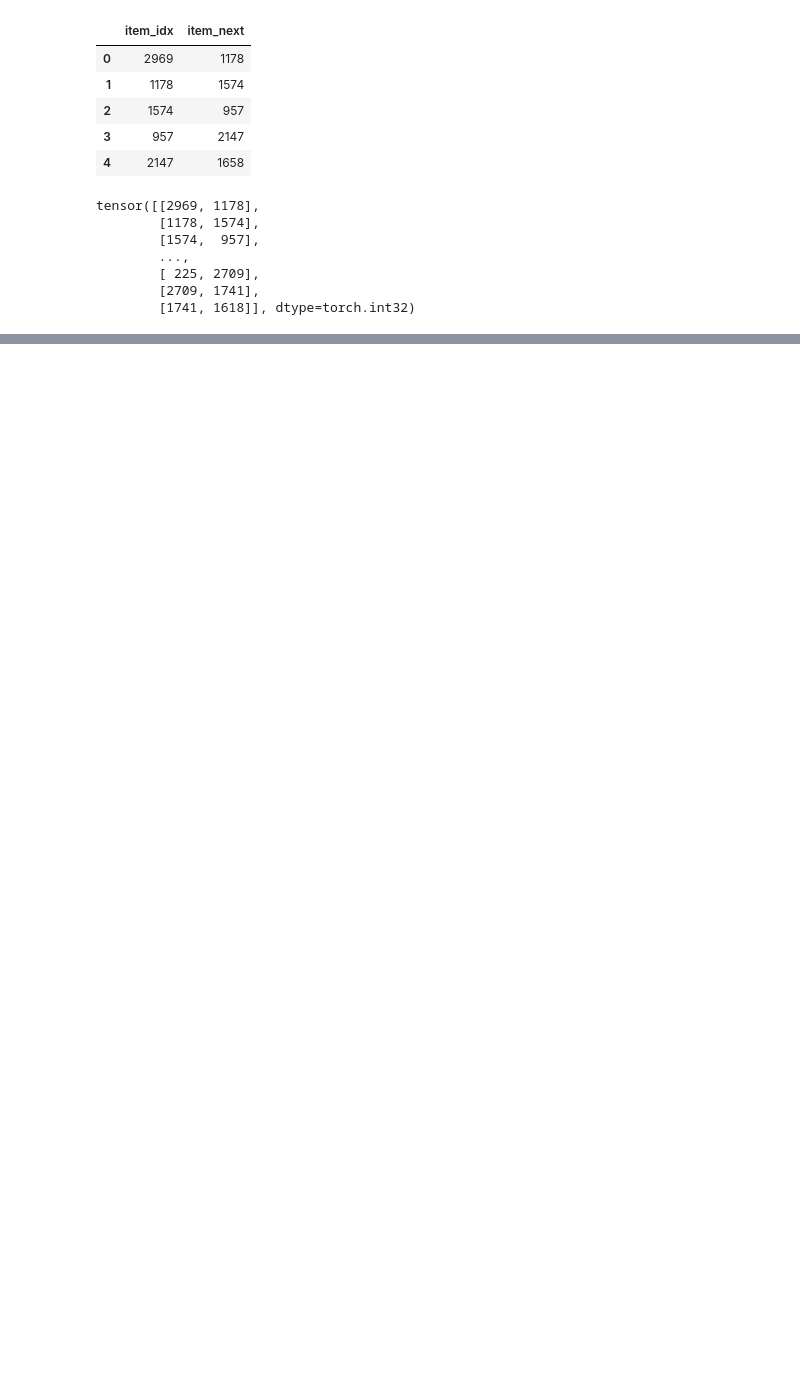
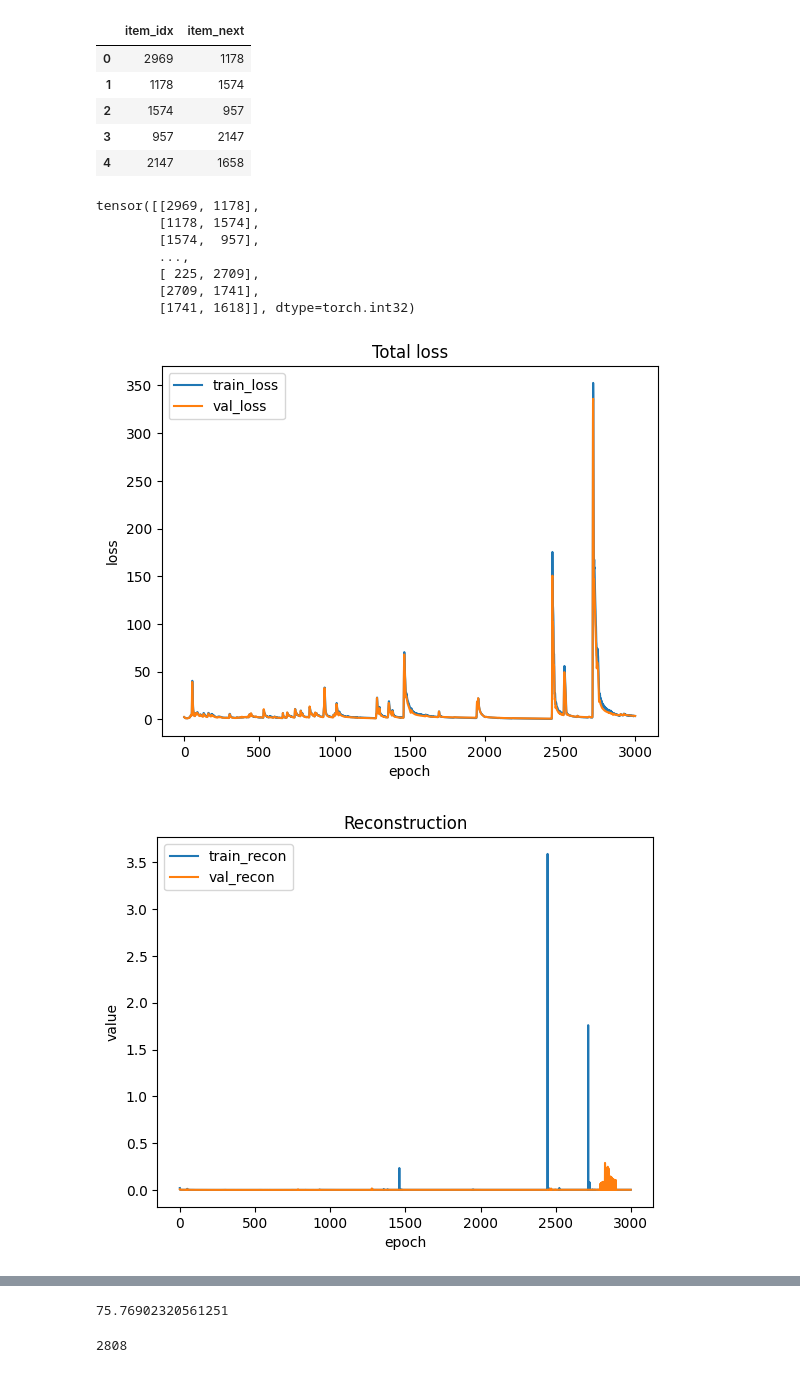
Before and after one commit to nikonhovzunov/plum-ml1m-repro, a Jupyter notebook: notebooks/03_rqvae_model.ipynb, the cells around one changed output, grey strips where cells are left out. Cells and saved outputs as stored; diff of their text form; code cells hidden in the pictures; blank space fills up the shorter version.

```diff
--- a/notebooks/03_rqvae_model.ipynb
+++ b/notebooks/03_rqvae_model.ipynb
@@ -22,7 +22,7 @@ print(device)
 cuda
 # %%
 path = Path('../data/processed/item_features')
-title_path = path / 'title_svd128.npy'
+title_path = path / 'title_svd512.npy'
 year_path = path / 'year_minmax.npy'
 genres_path = path / 'genres.npy'
 # %%
@@ -304,15 +304,15 @@ history = {
 model = RQVAE(in_d, h_d, n_levels)
 model.to(device)
 optimizer = optim.Adam(params=model.parameters(), lr=0.005)
-epochs = 400
-beta = 0.001
+epochs = 3000
+beta = 0.0001
 epoch_devider = 50
-lambda_con = 0.1
+lambda_con = 0.5
 loss_func = RQVAELoss(beta)
 
 path = Path("../runs")
 run_id = time.strftime("%Y-%m-%d_%H-%M-%S")
-run_dir = path / f"RQVAE_ProgressiveMasking_ContrastiveRegularization"
+run_dir = path / f"bucket1"
 run_dir.mkdir(parents=True, exist_ok=True)
 
 config = {
@@ -492,0 +565,5 @@ for _e in range(epochs):
+# %%
+plot_history(history)
+# %% [output]
+[figure, added]
+[figure, added]
@@ -492,0 +575,17 @@ for _e in range(epochs):
+# %%
+model.eval()
+
+with torch.no_grad():
+    X = X.to(device)
+    _, _, _, SIDs, _, _ = model(X)
+
+SIDs  = SIDs.to('cpu').numpy()
+unique_sids = len(np.unique(SIDs, axis=0))
+
+print(unique_sids / SIDs.shape[0] * 100)
+# %% [output]
+75.76902320561251
+# %%
+unique_sids
+# %% [output]
+2808
```
Also changed, not shown: parts of 4 cells of this notebook, 4 other files.
